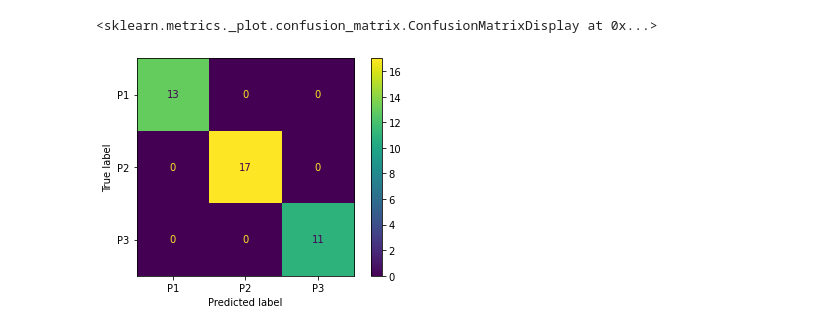
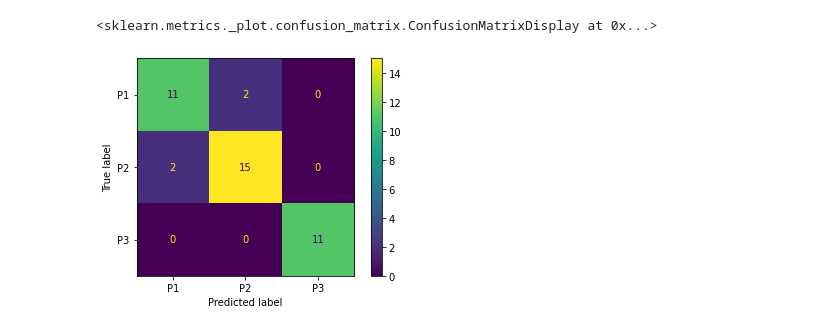
Before and after one commit to lance-gomes/ECE457B, a Jupyter notebook: A1/four.ipynb, the cells around one changed output. Cells and saved outputs as stored; diff of their text form; code cells hidden in the pictures.

```diff
--- a/A1/four.ipynb
+++ b/A1/four.ipynb
@@ -235,7 +235,7 @@ test = (test - test.min(axis=0)) / (test.max(axis=0) - test.min(axis=0))
 
 mlp = keras.models.Sequential()
 
-mlp.add(Dense(1, activation="sigmoid", input_shape=(13,)))
+mlp.add(Dense(3, activation="sigmoid", input_shape=(13,)))
 mlp.add(Dense(3, activation='softmax', name='output'))
 
 optimizer = Adam(lr=0.001)
@@ -283,10 +287,10 @@ Final test set accuracy: 0.951219
 # %%
-# 2 Hidden Layers, 1 nodes, 1 nodes, 3 nodes in output layer
+# 2 Hidden Layers, 3 nodes, 1 nodes, 3 nodes in output layer
 
 mlp = keras.models.Sequential()
 
-mlp.add(Dense(1, activation="sigmoid", input_shape=(13,)))
-mlp.add(Dense(1, activation='relu', name='hidden1'))
+mlp.add(Dense(3, activation="sigmoid", input_shape=(13,)))
+mlp.add(Dense(3, activation='relu', name='hidden1'))
 mlp.add(Dense(3, activation='softmax', name='output'))
 
 optimizer = Adam(lr=0.001)
@@ -309,10 +315,10 @@ Final test set accuracy: 0.829268
 # %%
-# 2 Hidden Layers, 10 nodes, 5 nodes, 3 nodes in output layer
+# 2 Hidden Layers, 10 nodes, 3 nodes, 3 nodes in output layer
 
 mlp = keras.models.Sequential()
 
 mlp.add(Dense(10, activation="sigmoid", input_shape=(13,)))
-mlp.add(Dense(5, activation='relu', name='hidden1'))
+mlp.add(Dense(3, activation='relu', name='hidden1'))
 mlp.add(Dense(3, activation='softmax', name='output'))
 
 optimizer = Adam(lr=0.001)
@@ -333,3 +341,3 @@ Final test set accuracy: 1.000000
 <sklearn.metrics._plot.confusion_matrix.ConfusionMatrixDisplay at 0x...>
-[figure, old version]
+[figure, new version]
 # %%
```
Also changed, not shown: parts of 10 cells of this notebook.
